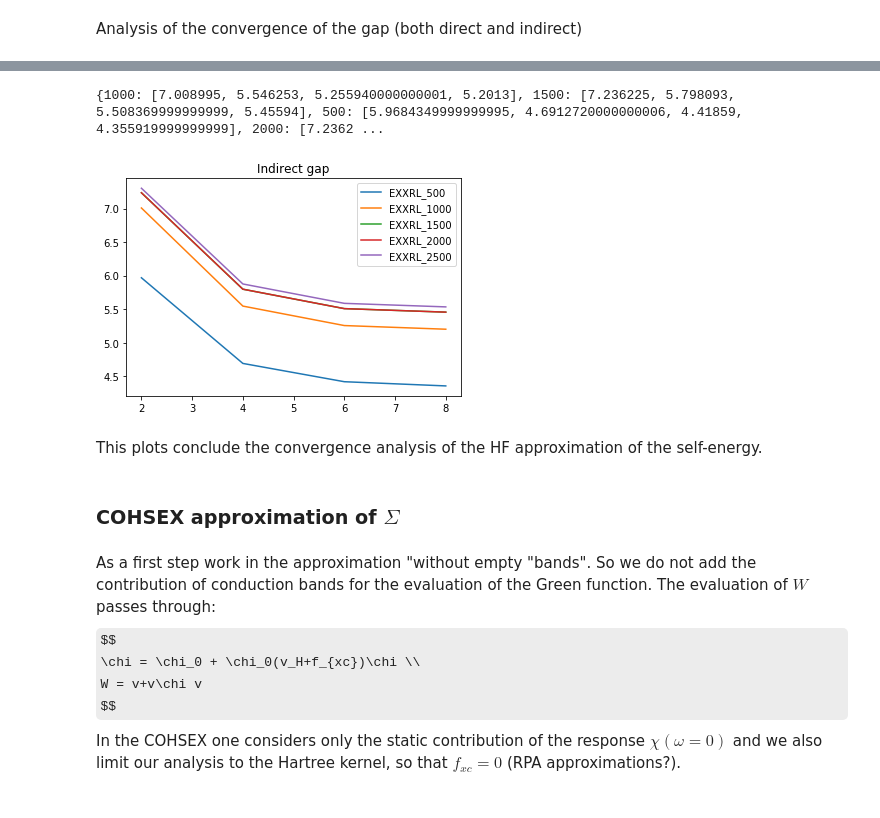
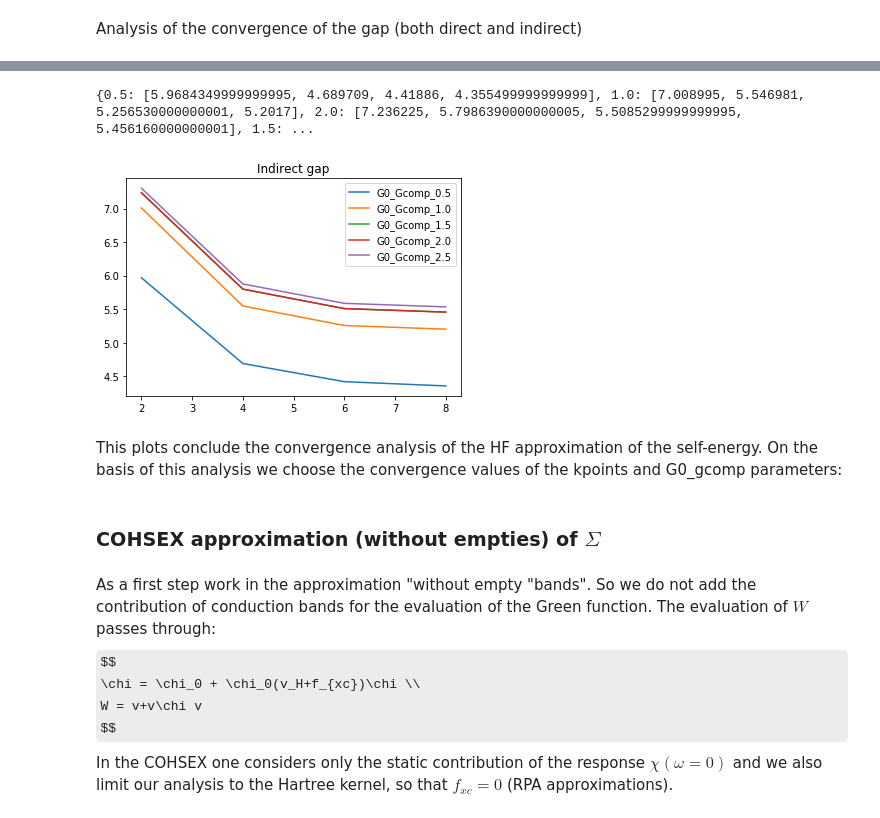
Before and after one commit to marcodalessandro76/Yambo-nb, a Jupyter notebook: Si-equilibrium/GW convergence analysis/GW Convergence Analysis.ipynb, the cells around one changed output, grey strips where cells are left out. Cells and saved outputs as stored; diff of their text form; code cells hidden in the pictures; some formulas as TeX source.

```diff
--- a/Si-equilibrium/GW convergence analysis/GW Convergence Analysis.ipynb
+++ b/Si-equilibrium/GW convergence analysis/GW Convergence Analysis.ipynb
@@ -75,3 +70,4 @@ nscf_ecut = [scf_ecutconv]
 # %%
 reload(R)
-nscfDict = R.buildNscf(nscf_kpoints,nscf_ecut,nscf_nbnds,scf_kconv,scf_ecutconv)
+nscfDict = R.buildNscf(nscf_kpoints,nscf_nbnds,scf_kconv,scf_ecutconv)
+#nscfDict
@@ -133,3 +117,5 @@ EXXRLvcs = [500,1000,1500,2000,2500]  #mHa
+# %%
+G0_Gcomp = [.5,1.0,1.5,2.0,2.5]  #Ha
 # %% [markdown]
 Build the input file and prepare yamboDic
 # %%
@@ -191,18 +177,17 @@ Analysis of the convergence of $\frac{EHF-E0}{E0}$ in function of the number of
 kp = yamboDic.keys()
 kp.sort()
 nb = nscf_nbnds[0]
-ecut = nscf_ecut[0]
-exRL = EXXRLvcs[3]
+gcomp = G0_Gcomp[3]
 
 colors = ['black','red','blue','green']
 for ind,k in enumerate(kp):
-    y = yamboDic[k][ecut][nb]['hf'][exRL]
+    y = yamboDic[k][nb]['hf'][gcomp]
     BND = y['BND']
     E0 = y['E0']
     EHF = y['EHF']
     for bnd,e0,ehf in zip(BND,E0,EHF):
         if bnd < 8: #plot points of the first 8 band
             plt.scatter(e0,ehf-e0,c = colors[ind])
-plt.title('Ecut_'+str(ecut)+', EXXRL_'+str(exRL))
+plt.title('G0_Gcomp = '+str(gcomp)+' Ha')
 plt.show()
 # %% [output]
@@ -213,13 +198,12 @@ Analysis of the convergence of the gap (both direct and indirect)
 kp = yamboDic.keys()
 kp.sort()
 nb = nscf_nbnds[0]
-ecut = nscf_ecut[0]
 
 dirGap = {}
-for exRL in EXXRLvcs:
-    dirGap[exRL] = []
+for gcomp in G0_Gcomp:
+    dirGap[gcomp] = []
     for k in kp:
-        y = yamboDic[k][ecut][nb]['hf'][exRL]
+        y = yamboDic[k][nb]['hf'][gcomp]
         ind = 0
         for kVal,bndVal in zip(y['KP'],y['BND']):
             if kVal == 1.0 and bndVal == 4.0:
@@ -234,9 +218,9 @@ for exRL in EXXRLvcs:
             else:
                 ind +=1
         ELumo = y['EHF'][ind]
-        dirGap[exRL].append(ELumo-EHomo)
+        dirGap[gcomp].append(ELumo-EHomo)
 
-    plt.plot(kp,dirGap[exRL],label= 'EXXRL_'+str(exRL))
+    plt.plot(kp,dirGap[gcomp],label= 'G0_Gcomp_'+str(gcomp))
 
 print dirGap
 plt.title('Direct gap')
@@ -249,42 +233,41 @@ plt.show()
 kp = yamboDic.keys()
 kp.sort()
 nb = nscf_nbnds[0]
-ecut = nscf_ecut[0]
 
 # stucture for indirect gap [k] : [khomo,klumo]
 # using indGap as difference between homo in Gamma(0,0,0)
 # and lumo in (0.0, -0.5, -0.5) (rlu)
 par = {2:[1,3], 4:[1,7], 6:[1,13], 8:[1,21]}
 
 indirGap = {}
-for exRL in EXXRLvcs:
-    indirGap[exRL] = []
+for gcomp in G0_Gcomp:
+    indirGap[gcomp] = []
     for k in kp:
-        y = yamboDic[k][ecut][nb]['hf'][exRL]
+        y = yamboDic[k][nb]['hf'][gcomp]
         ind = 0
         for kVal,bndVal in zip(y['KP'],y['BND']):
             if kVal == par[k][0] and bndVal == 4.0:
                 break
             else:
                 ind +=1
         EHomo = y['EHF'][ind]
         ind = 0
         for kVal,bndVal in zip(y['KP'],y['BND']):
             if kVal == par[k][1] and bndVal == 5.0:
                 break
             else:
                 ind +=1
         ELumo = y['EHF'][ind]
-        indirGap[exRL].append(ELumo-EHomo)
+        indirGap[gcomp].append(ELumo-EHomo)
 
-    plt.plot(kp,indirGap[exRL],label= 'EXXRL_'+str(exRL))
+    plt.plot(kp,indirGap[gcomp],label= 'G0_Gcomp_'+str(gcomp))
 
 print indirGap
 plt.title('Indirect gap')
 plt.legend()
 plt.show()
 # %% [output]
-{1000: [7.008995, 5.546253, 5.255940000000001, 5.2013], 1500: [7.236225, 5.798093, 5.508369999999999, 5.45594], 500: [5.9684349999999995, 4.6912720000000006, 4.41859, 4.355919999999999], 2000: [7.2362 ...
+{0.5: [5.9684349999999995, 4.689709, 4.41886, 4.355499999999999], 1.0: [7.008995, 5.546981, 5.256530000000001, 5.2017], 2.0: [7.236225, 5.7986390000000005, 5.5085299999999995, 5.456160000000001], 1.5: ...
-[figure, old version]
+[figure, new version]
 # %% [markdown]
-This plots conclude the convergence analysis of the HF approximation of the self-energy.
+This plots conclude the convergence analysis of the HF approximation of the self-energy. On the basis of this analysis we choose the convergence values of the kpoints and G0_gcomp parameters:
@@ -291,5 +277,5 @@ This plots conclude the convergence analysis of the HF approximation of the self
 # %% [markdown]
-### COHSEX approximation of $\Sigma$
+### COHSEX approximation (without empties) of $\Sigma$
 # %% [markdown]
 As a first step work in the approximation "without empty "bands". So we do not add the contribution of conduction bands for the evaluation of the Green function.
 The evaluation of $W$ passes through:
@@ -297,4 +283,4 @@ $$
 \chi = \chi_0 + \chi_0(v_H+f_{xc})\chi \\
 W = v+v\chi v
 $$
-In the COHSEX one considers only the static contribution of the response $\chi(\omega=0)$ and we also limit our analysis to the Hartree kernel, so that $f_{xc}=0$ (RPA approximations?).
+In the COHSEX one considers only the static contribution of the response $\chi(\omega=0)$ and we also limit our analysis to the Hartree kernel, so that $f_{xc}=0$ (RPA approximations).
```
Also changed, not shown: parts of 37 cells of this notebook, 1 other file.
